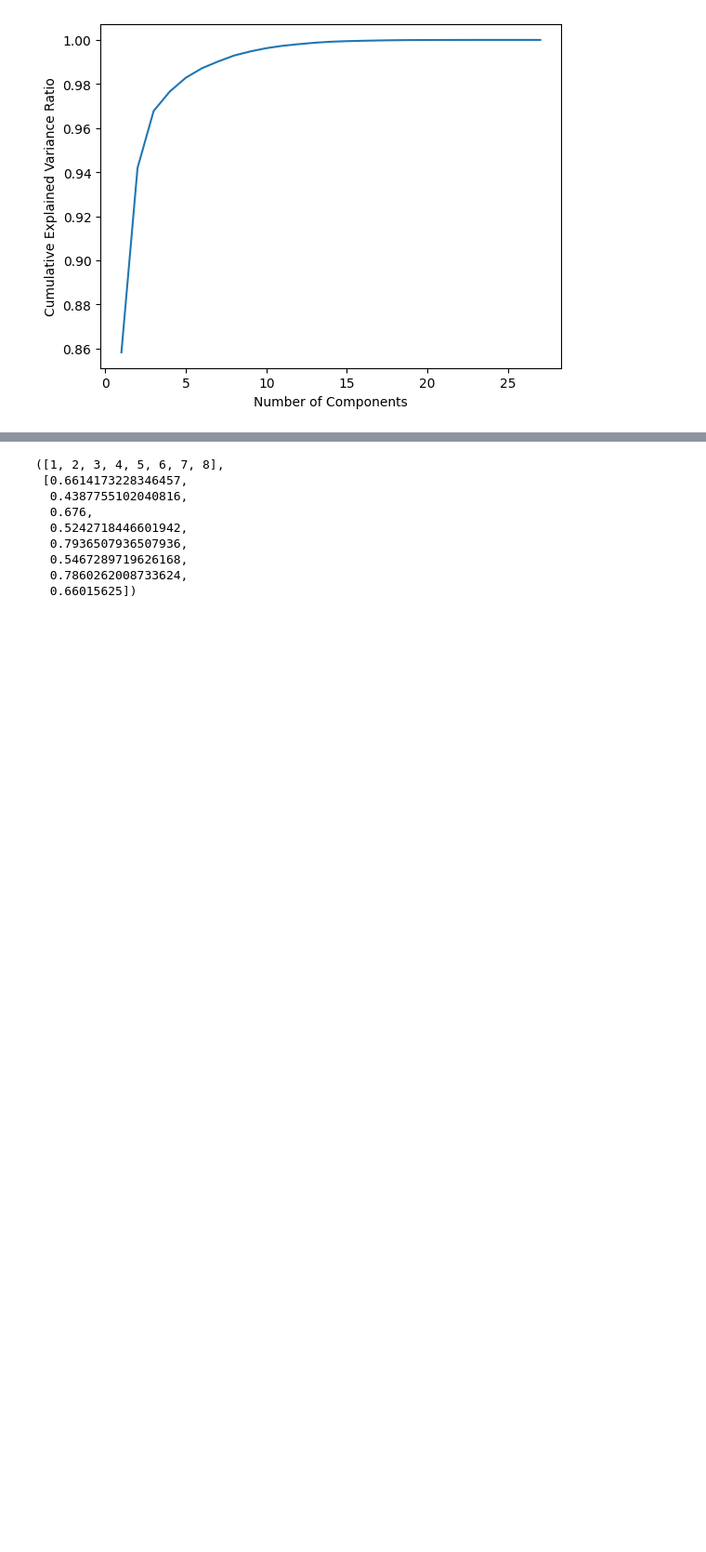
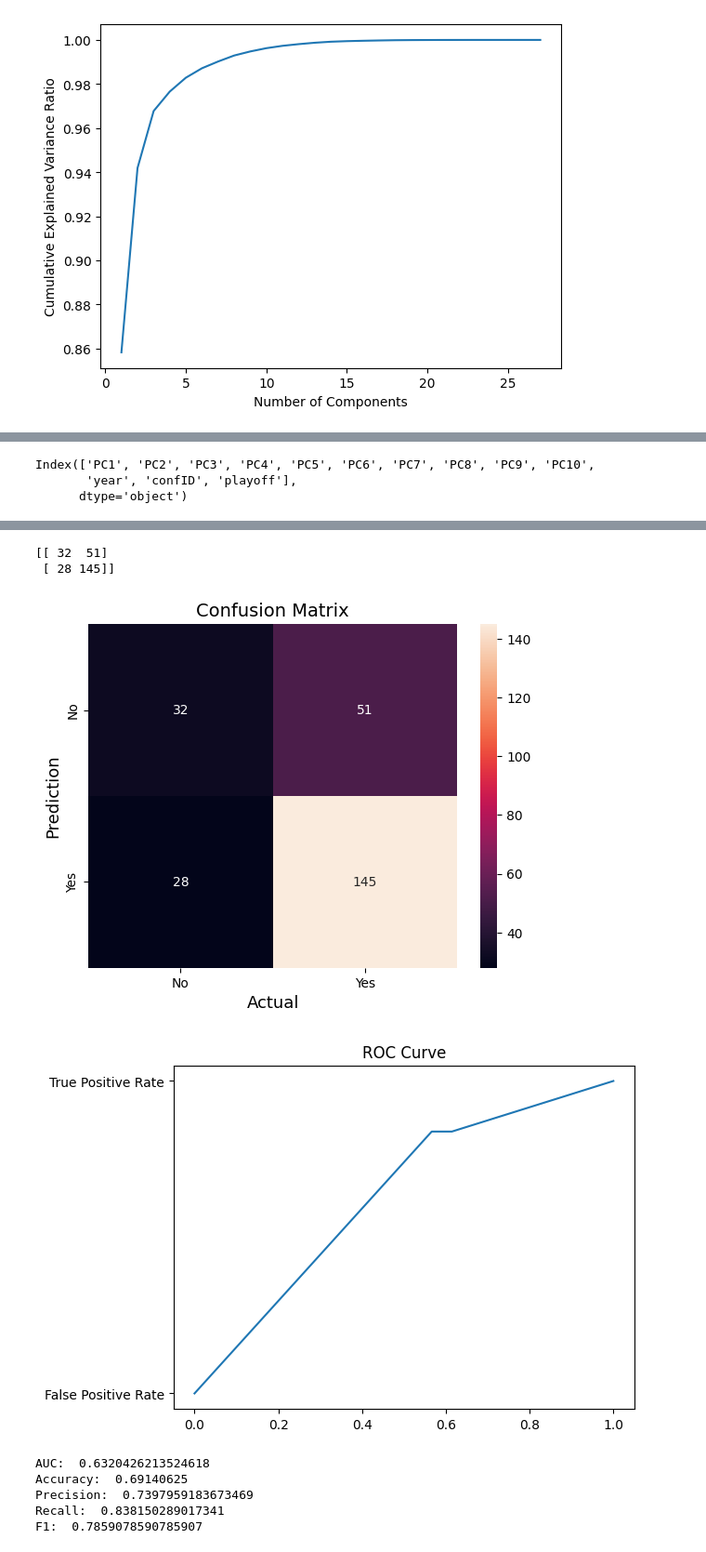
Before and after one commit to DanielRodrigues08/AC-FEUP, a Jupyter notebook: classification.ipynb, the cells around one changed output, grey strips where cells are left out. Shown: that part at 93% size. Saved outputs shown, nothing was run; the diff lists cells and outputs as text; code cells hidden in the pictures; blank space fills up the shorter version.

Commit message:
model eval score methods

```diff
--- a/classification.ipynb
+++ b/classification.ipynb
@@ -83,8 +81,8 @@ Try using .loc[row_indexer,col_indexer] = value instead
 See the caveats in the documentation: https://pandas.pydata.org/pandas-docs/stable/user_guide/indexing.html#returning-a-view-versus-a-copy
   df[x] = le.fit_transform(df[x])
 # %%
-available_columns = list(df.columns.values)
-
+available_columns = list(features)
+available_columns.remove("playoff")
 key_predictors = []
 features_values = pd.DataFrame(df, columns=available_columns)
 target_values = df["playoff"].values
@@ -209,3 +207,9 @@ print(df)
+# %%
+print(df.columns)
+# %% [output]
+Index(['PC1', 'PC2', 'PC3', 'PC4', 'PC5', 'PC6', 'PC7', 'PC8', 'PC9', 'PC10',
+       'year', 'confID', 'playoff'],
+      dtype='object')
 # %%
 # corr_matrix = df.corr()
 # fig = plt.figure(figsize=(30,30), dpi = 480)
@@ -228,7 +267,7 @@ def train_model_validation(year, model, data, label, param_grid):
 
     X_test, y_test = test_data.drop([label, 'sampleWeight'], axis=1), test_data[label]
     sample_weight = X_train['sampleWeight']
-    model.fit(X_train.drop(['sampleWeight'], axis = 1), y_train, sample_weight=sample_weight)
+    model.fit(X_train.drop(['sampleWeight'], axis=1), y_train, sample_weight=sample_weight)
     grid_search = GridSearchCV(model, param_grid, cv=None)
     grid_search.fit(X_val, y_val)
 
@@ -238,28 +277,30 @@ def train_model_validation(year, model, data, label, param_grid):
     model.fit(train_data.drop([label, "sampleWeight"], axis=1), train_data[label], sample_weight=sample_weight)
 
     y_pred = model.predict(X_test)
+    y_prob = model.predict_proba(X_test)
 
-    return y_test, y_pred
+    return y_test, y_pred, y_prob
 
 
-def train_model(year, model, data, label):
-    data['sampleWeight'] = data['year'].apply(lambda year_x: 2 ** (year - year_x - 1) if year > year_x else 1)
-    train_data = data[data["year"] < year]
-    test_data = data[data["year"] == year]
-
-    X_train, X_test = train_data.drop([label, 'sampleWeight'], axis=1), test_data.drop([label, 'sampleWeight'], axis=1)
-    y_train, y_test = train_data[label], test_data[label]
-    sample_weight = train_data['sampleWeight']
-
-    model.fit(X_train, y_train, sample_weight=sample_weight)
-    y_pred = model.predict(X_test)
-
-    return y_test, y_pred
+#def train_model(year, model, data, label):
+#    data['sampleWeight'] = data['year'].apply(lambda year_x: 2 ** (year - year_x - 1) if year > year_x else 1)
+#    train_data = data[data["year"] < year]
+#    test_data = data[data["year"] == year]
+#
+#    X_train, X_test = train_data.drop([label, 'sampleWeight'], axis=1), test_data.drop([label, 'sampleWeight'], axis=1)
+#    y_train, y_test = train_data[label], test_data[label]
+#    sample_weight = train_data['sampleWeight']
+#
+#    model.fit(X_train, y_train, sample_weight=sample_weight)
+#    y_pred = model.predict(X_test)
+#    y_prob = model.predict_proba(X_test)
+#
+#    return y_test, y_pred, y_prob
 
 
 def train_evaluate_decision_tree_graph(model, data):
     accuracy_scores = []
-    years_tested    = []
+    years_tested = []
 
     data = data.sort_values(by="year")
     data1, data2 = df[df['confID'] == 0], df[df['confID'] == 1]
@@ -273,46 +314,50 @@ def train_evaluate_decision_tree_graph(model, data):
         'min_samples_split': [2, 5, 10],
         'min_samples_leaf': [1, 2, 4]
     }
+    # escolher o segundo
+    for year in years[1:]:
+        y_test1, y_pred1, y_prob1 = train_model_validation(year, model, data1, label, param_grid)
+        y_test2, y_pred2, y_prob2 = train_model_validation(year, model, data2, label, param_grid)
 
-    for year in years[1:]:
-        y_test1, y_pred1 = train_model_validation(year, model, data1, label, param_grid)
-        y_test2, y_pred2 = train_model_validation(year, model, data2, label, param_grid)
+        y_test = np.concatenate((y_test1, y_test2))
+        y_pred = np.concatenate((y_pred1, y_pred2))
+        y_prob = np.concatenate((y_prob1[:, 1], y_prob2[:, 1]))
 
-        y_test = np.concatenate([y_test1, y_test2])
-        y_pred = np.concatenate([y_pred1, y_pred2])
+        if year == years[-1]:
+            model_score(y_test, y_pred, y_prob)
 
         accuracy = accuracy_score(y_test, y_pred)
         accuracy_scores.append(accuracy)
         years_tested.append(year)
 
     return years_tested, accuracy_scores
 
 
-train_evaluate_decision_tree_graph(mlp, df)
+train_evaluate_decision_tree_graph(clf, df)
 # %% [output]
 A value is trying to be set on a copy of a slice from a DataFrame
 
 See the caveats in the documentation: https://pandas.pydata.org/pandas-docs/stable/user_guide/indexing.html#returning-a-view-versus-a-copy
   data1.drop(['confID'], axis=1, inplace=True)
 A value is trying to be set on a copy of a slice from a DataFrame
 
 See the caveats in the documentation: https://pandas.pydata.org/pandas-docs/stable/user_guide/indexing.html#returning-a-view-versus-a-copy
   data2.drop(['confID'], axis=1, inplace=True)
 A value is trying to be set on a copy of a slice from a DataFrame.
 Try using .loc[row_indexer,col_indexer] = value instead
 
 See the caveats in the documentation: https://pandas.pydata.org/pandas-docs/stable/user_guide/indexing.html#returning-a-view-versus-a-copy
 ... (72 lines left out)
 Try using .loc[row_indexer,col_indexer] = value instead
 
 See the caveats in the documentation: https://pandas.pydata.org/pandas-docs/stable/user_guide/indexing.html#returning-a-view-versus-a-copy
   data['sampleWeight'] = data['year'].apply(lambda year_x: 2 ** (year - year_x - 1) if year > year_x else 1)
-([1, 2, 3, 4, 5, 6, 7, 8],
- [0.6614173228346457,
-  0.4387755102040816,
-  0.676,
-  0.5242718446601942,
-  0.7936507936507936,
-  0.5467289719626168,
-  0.7860262008733624,
-  0.66015625])
+[[ 32  51]
+ [ 28 145]]
+[figure, added]
+[figure, added]
+AUC:  0.6320426213524618
+Accuracy:  0.69140625
+Precision:  0.7397959183673469
+Recall:  0.838150289017341
+F1:  0.7859078590785907
```
Also changed, not shown: parts of 7 cells of this notebook, 1 other file.
